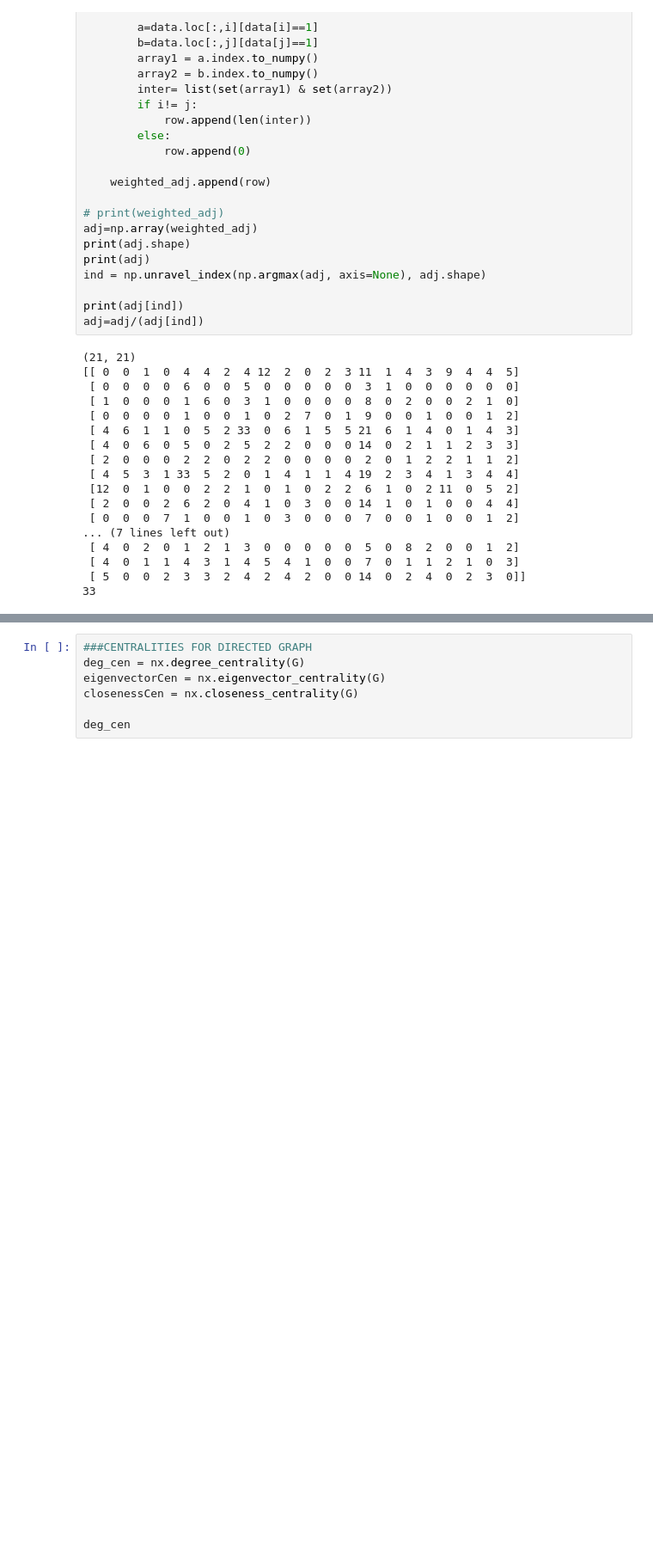
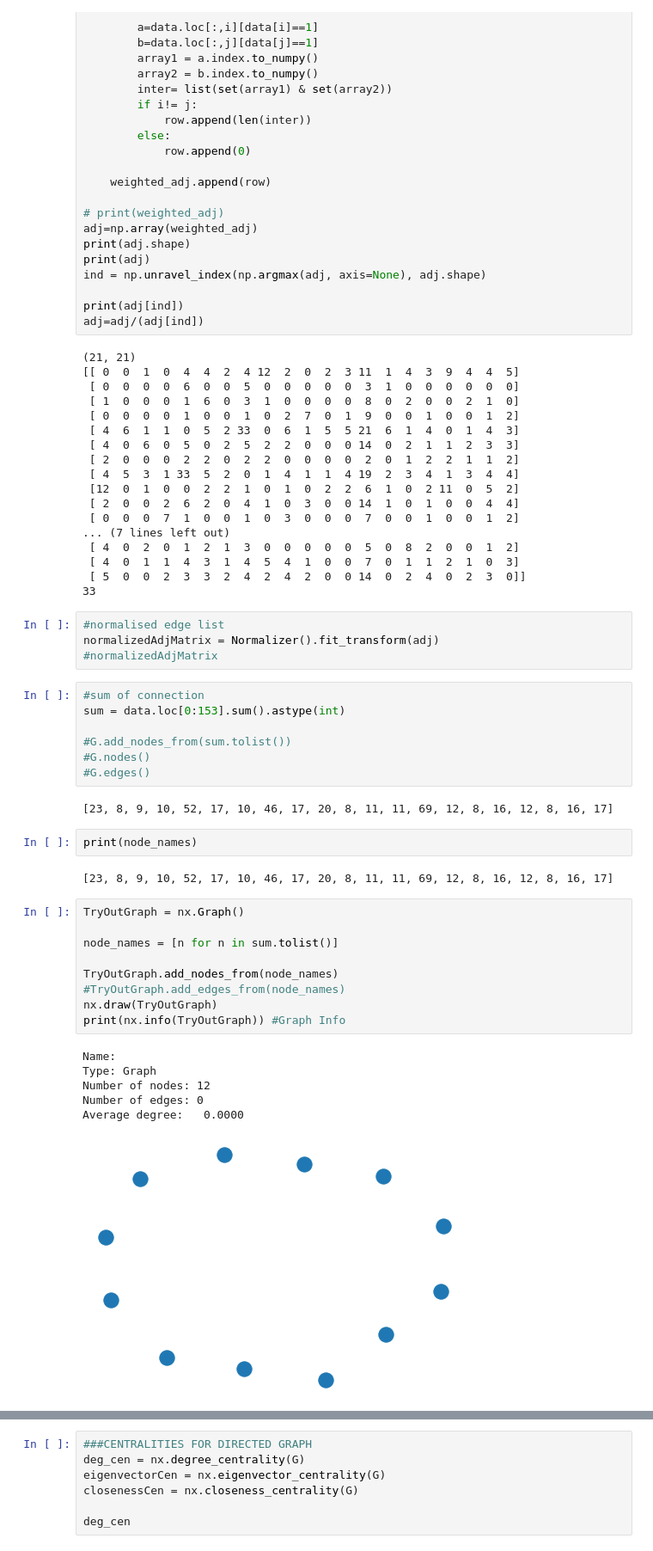
Before and after one commit to erifejams/Autonomous-Systems, a Jupyter notebook: final_code.ipynb, the cells around one changed output, grey strips where cells are left out. Shown at 86% size. Drawn from its saved outputs; the diff is of its cells as text; blank space fills up the shorter version.

Commit message:
did somethings on todo list
did little things on the todo list, specific graph visual still unavailable

```diff
--- a/final_code.ipynb
+++ b/final_code.ipynb
@@ -423,3 +423,36 @@ adj=adj/(adj[ind])
  [ 4  0  1  1  4  3  1  4  5  4  1  0  0  7  0  1  1  2  1  0  3]
  [ 5  0  0  2  3  3  2  4  2  4  2  0  0 14  0  2  4  0  2  3  0]]
 33
+# %%
+#normalised edge list
+normalizedAdjMatrix = Normalizer().fit_transform(adj)
+#normalizedAdjMatrix
+# %%
+#sum of connection
+sum = data.loc[0:153].sum().astype(int)
+
+#G.add_nodes_from(sum.tolist())
+#G.nodes()
+#G.edges()
+# %% [output]
+[23, 8, 9, 10, 52, 17, 10, 46, 17, 20, 8, 11, 11, 69, 12, 8, 16, 12, 8, 16, 17]
+# %%
+print(node_names)
+# %% [output]
+[23, 8, 9, 10, 52, 17, 10, 46, 17, 20, 8, 11, 11, 69, 12, 8, 16, 12, 8, 16, 17]
+# %%
+TryOutGraph = nx.Graph()
+
+node_names = [n for n in sum.tolist()]
+
+TryOutGraph.add_nodes_from(node_names)
+#TryOutGraph.add_edges_from(node_names)
+nx.draw(TryOutGraph)
+print(nx.info(TryOutGraph)) #Graph Info
+# %% [output]
+Name:
+Type: Graph
+Number of nodes: 12
+Number of edges: 0
+Average degree:   0.0000
+[figure, added]
```
Also changed, not shown: parts of 33 cells of this notebook, 1 other file.
